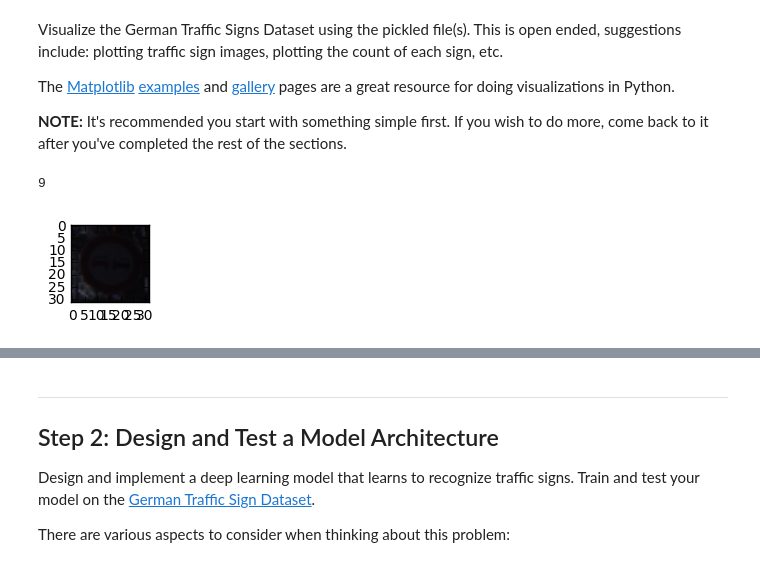
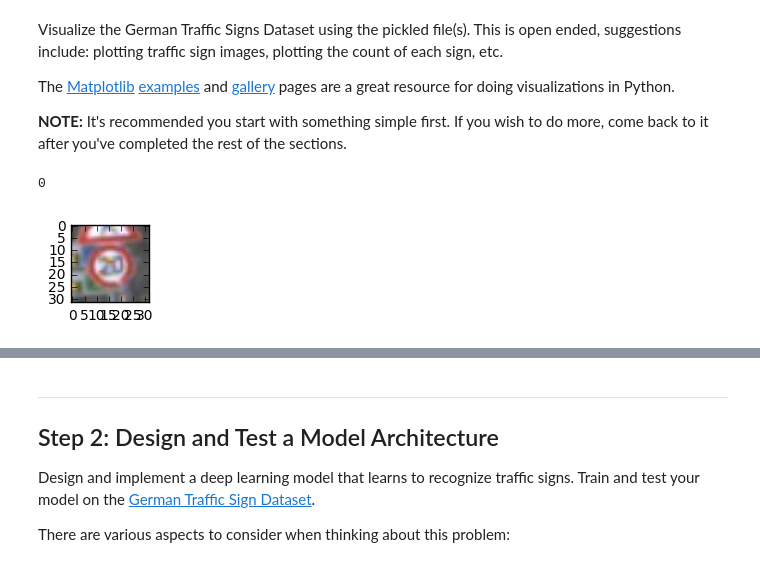
Before and after one commit to ncondo/CarND-Traffic-Sign-Classifier-Project, a Jupyter notebook: Traffic_Sign_Classifier_Sermanet.ipynb, the cells around one changed output, grey strips where cells are left out. Cells and saved outputs as stored; diff of their text form; code cells hidden in the pictures.

```diff
--- a/Traffic_Sign_Classifier_Sermanet.ipynb
+++ b/Traffic_Sign_Classifier_Sermanet.ipynb
@@ -75,17 +76,17 @@ The [Matplotlib](http://matplotlib.org/) [examples](http://matplotlib.org/exampl
 # %%
 ### Data exploration visualization goes here.
 ### Feel free to use as many code cells as needed.
 import random
 import matplotlib.pyplot as plt
 # Visualizations will be shown in the notebook.
 %matplotlib inline
 
-index = random.randint(0, len(X_train))
-image = X_train[index].squeeze()
+#index = random.randint(0, len(X_train))
+image = X_train[0].squeeze()
 
 plt.figure(figsize=(1,1))
 plt.imshow(image)
-print(y_train[index])
+print(y_train[0])
 # %% [output]
-9
+0
-[figure, old version]
+[figure, new version]
```
Also changed, not shown: parts of 13 cells of this notebook, 3 other files.
